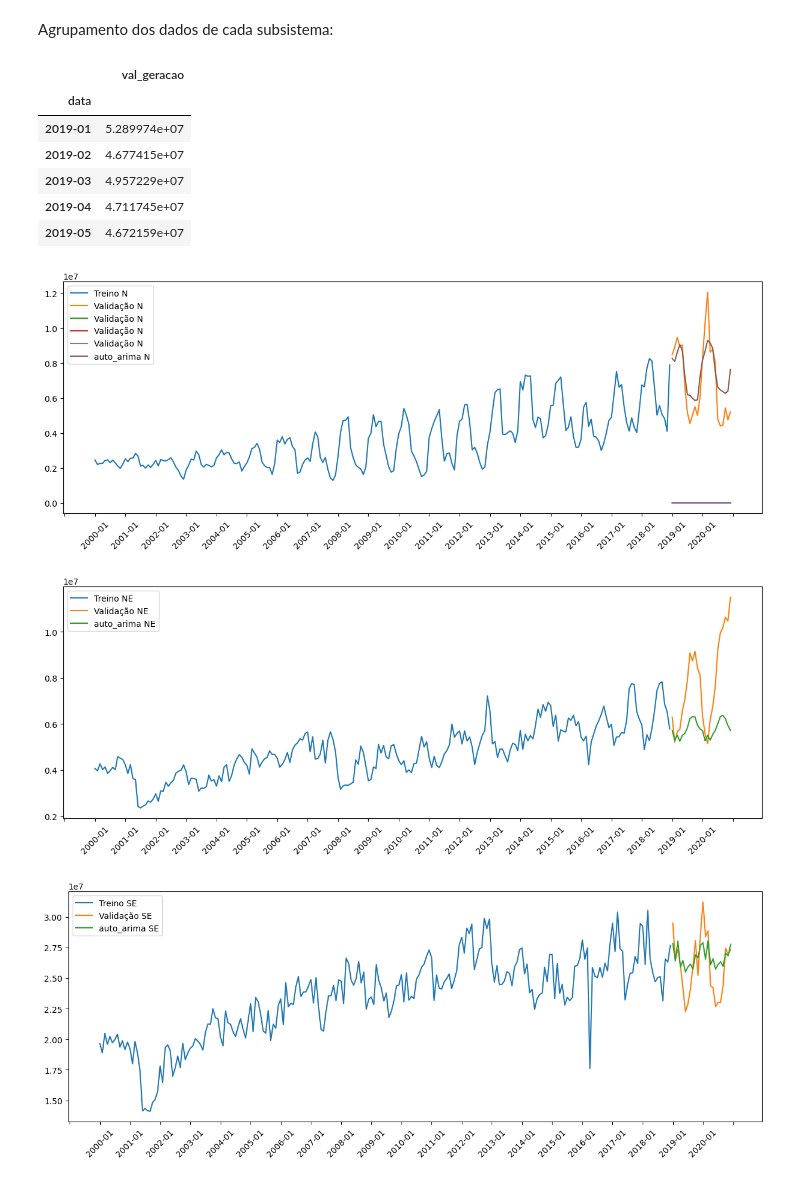
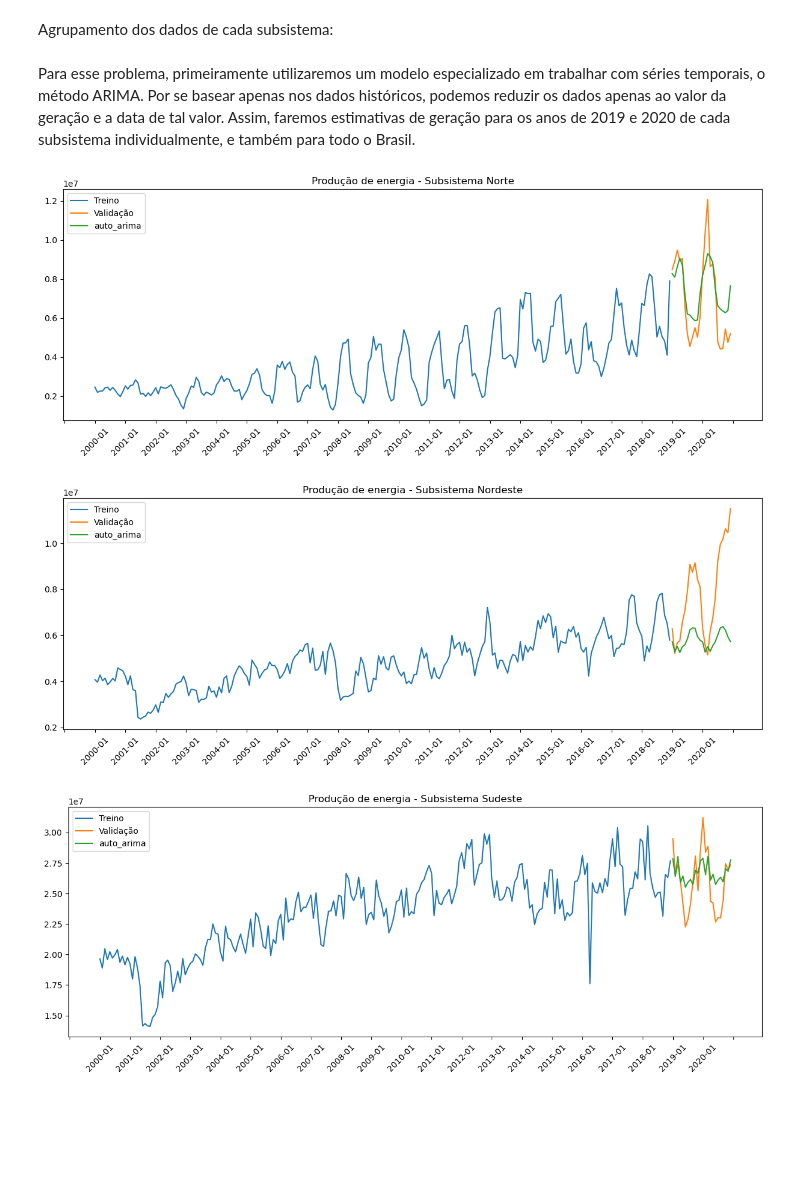
Before and after one commit to ppbgarcia/bootcamp20241, a Jupyter notebook: eda.ipynb, the cells around one changed output. Cells and saved outputs as stored; diff of their text form; code cells hidden in the pictures; blank space fills up the shorter version.

```diff
--- a/eda.ipynb
+++ b/eda.ipynb
@@ -179,25 +180,19 @@ validacao = validacao.rename(columns = {'din_instante': 'data'})
 # %% [markdown]
 Agrupamento dos dados de cada subsistema:
 # %%
-Vnorte = validacao[validacao['id_subsistema'] == "N"]
-Vnordeste = validacao[validacao['id_subsistema'] == "NE"]
-Vsul = validacao[validacao['id_subsistema'] == "S"]
-Vsudeste = validacao[validacao['id_subsistema'] == "SE"]
+valid_n = validacao[validacao['id_subsistema'] == "N"]
+valid_ne = validacao[validacao['id_subsistema'] == "NE"]
+valid_s = validacao[validacao['id_subsistema'] == "S"]
+valid_se = validacao[validacao['id_subsistema'] == "SE"]
 # %%
-Vnorte = Vnorte.groupby('data').sum('val_geracao')
-Vsul = Vsul.groupby('data').sum('val_geracao')
-Vsudeste = Vsudeste.groupby('data').sum('val_geracao')
-Vnordeste = Vnordeste.groupby('data').sum('val_geracao')
+valid_n = valid_n.groupby('data').sum('val_geracao')
+valid_se = valid_se.groupby('data').sum('val_geracao')
+valid_s = valid_s.groupby('data').sum('val_geracao')
+valid_ne = valid_ne.groupby('data').sum('val_geracao')
 
-Vbrasil['val_geracao'] = Vnorte['val_geracao'] + Vsul['val_geracao'] + Vsudeste['val_geracao'] + Vnordeste['val_geracao']
-display(Vbrasil.head())
+valid_brasil = pd.DataFrame()
+valid_brasil['val_geracao'] = valid_n['val_geracao'] + valid_se['val_geracao'] + valid_s['val_geracao'] + valid_ne['val_geracao']
-# %% [output]
-|  | val_geracao |
-| data |  |
-| 2019-01 | 5.289974e+07 |
-| 2019-02 | 4.677415e+07 |
-| 2019-03 | 4.957229e+07 |
-| 2019-04 | 4.711745e+07 |
-| 2019-05 | 4.672159e+07 |
+# %% [markdown]
+Para esse problema, primeiramente utilizaremos um modelo especializado em trabalhar com séries temporais, o método ARIMA. Por se basear apenas nos dados históricos, podemos reduzir os dados apenas ao valor da geração e a data de tal valor. Assim, faremos estimativas de geração para os anos de 2019 e 2020 de cada subsistema individualmente, e também para todo o Brasil.
 # %%
 modelN = auto_arima(norte, seasonal=True, m=12)
@@ -226,40 +220,58 @@ forecastS = pd.DataFrame(forecastS,index = Vsul.index,columns=['Prediction'])
 # %%
+#--------Desenho dos gráficos da geração de todos subsistemas e Brasil. Histórico, validação e predição ---------#
+
+
+
 plt.figure(figsize = (15,5))
-plt.plot(norte, label='Treino N')
-plt.plot(Vnorte, label='Validação N')
-plt.plot(forecastN, label='auto_arima N')
+plt.title('Produção de energia - Subsistema Norte')
+plt.plot(norte, label='Treino')
+plt.plot(valid_n, label='Validação')
+plt.plot(forecastN, label='auto_arima')
 plt.legend(loc='upper left')
 plt.gca().xaxis.set_major_locator(plt.MultipleLocator(12))
 plt.xticks(rotation = 45)
 plt.show()
 
 plt.figure(figsize = (15,5))
-plt.plot(nordeste, label='Treino NE')
-plt.plot(Vnordeste, label='Validação NE')
-plt.plot(forecastNE, label='auto_arima NE')
+plt.title('Produção de energia - Subsistema Nordeste')
+plt.plot(nordeste, label='Treino')
+plt.plot(valid_ne, label='Validação')
+plt.plot(forecastNE, label='auto_arima')
 plt.legend(loc='upper left')
 plt.gca().xaxis.set_major_locator(plt.MultipleLocator(12))
 plt.xticks(rotation = 45)
 plt.show()
 
 plt.figure(figsize = (15,5))
-plt.plot(sudeste, label='Treino SE')
-plt.plot(Vsudeste, label='Validação SE')
-plt.plot(forecastSE, label='auto_arima SE')
+plt.title('Produção de energia - Subsistema Sudeste')
+plt.plot(sudeste, label='Treino')
+plt.plot(valid_se, label='Validação')
+plt.plot(forecastSE, label='auto_arima')
 plt.legend(loc='upper left')
 plt.gca().xaxis.set_major_locator(plt.MultipleLocator(12))
 plt.xticks(rotation = 45)
 plt.show()
 
 plt.figure(figsize = (15,5))
-plt.plot(sul, label='Treino S')
-plt.plot(Vsul, label='Validação S')
-plt.plot(forecastS, label='auto_arima S')
+plt.title('Produção de energia - Subsistema Sul')
+plt.plot(sul, label='Treino')
+plt.plot(valid_s, label='Validação')
+plt.plot(forecastS, label='auto_arima')
 plt.legend(loc='upper left')
 plt.gca().xaxis.set_major_locator(plt.MultipleLocator(12))
 plt.xticks(rotation = 45)
 plt.show()
+
+plt.figure(figsize = (15,5))
+plt.title('Produção de energia - Brasil')
+plt.plot(brasil, label='Treino')
+plt.plot(valid_brasil, label='Validação')
+plt.plot(forecastBrasil, label='auto_arima')
+plt.legend(loc='upper left')
+plt.gca().xaxis.set_major_locator(plt.MultipleLocator(12))
+plt.xticks(rotation = 45)
+plt.show()
 # %% [output]
-[figure, old version]
+[figure, new version]
-[figure, old version]
+[figure, new version]
-[figure, old version]
+[figure, new version]
```
Also changed, not shown: parts of 33 cells of this notebook.
